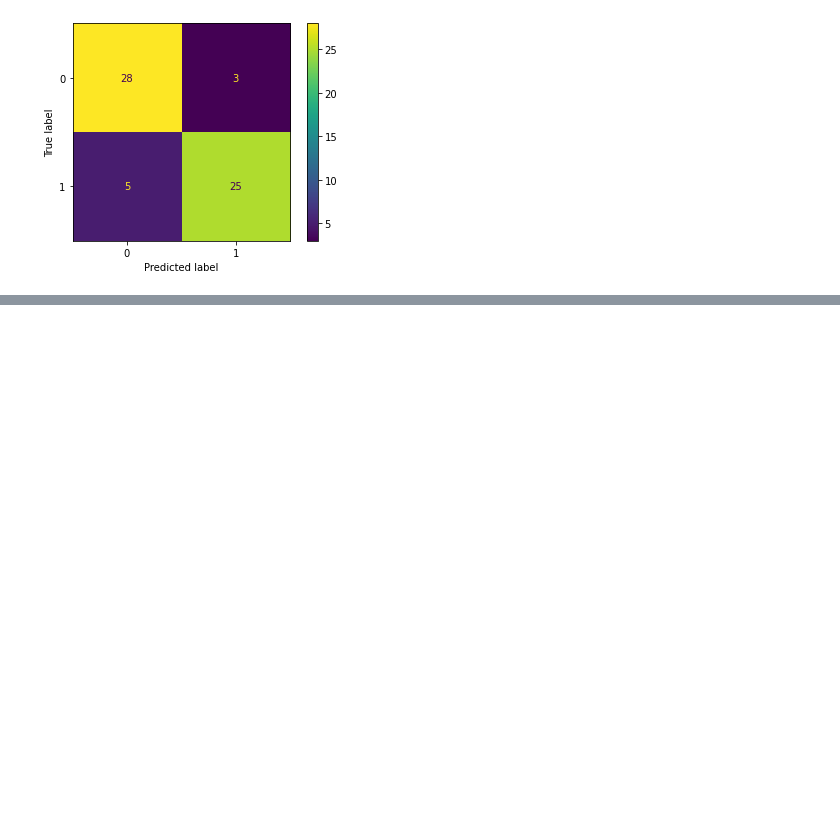
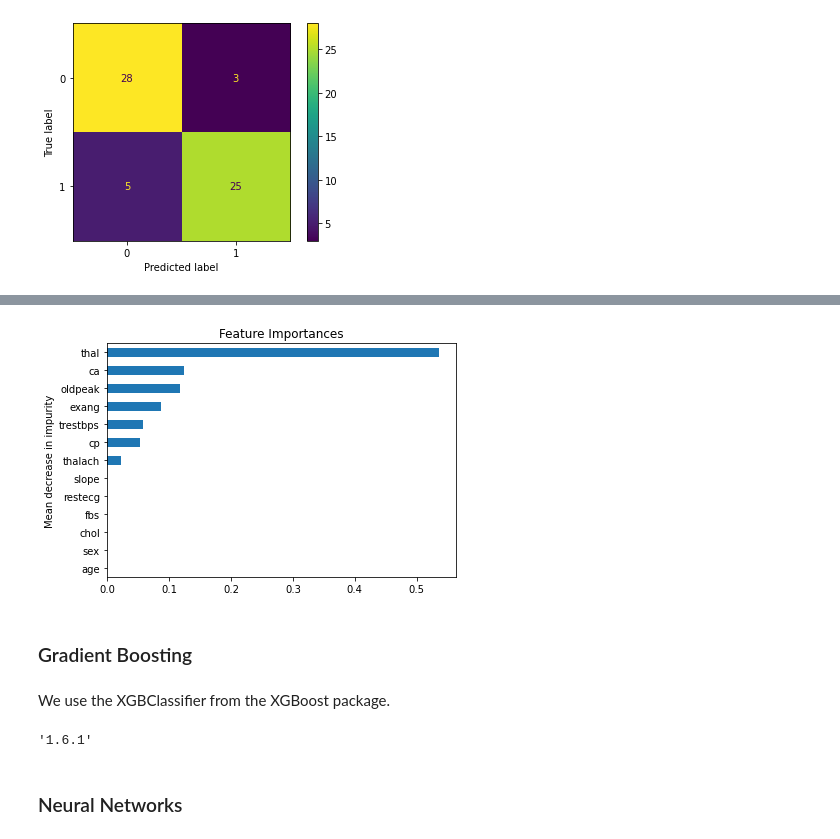
Before and after one commit to elnez/CREWES_proyect, a Jupyter notebook: EDA_HeartAttack.ipynb, the cells around one changed output, grey strips where cells are left out. Saved outputs shown, nothing was run; the diff lists cells and outputs as text; code cells hidden in the pictures; blank space fills up the shorter version.

```diff
--- a/EDA_HeartAttack.ipynb
+++ b/EDA_HeartAttack.ipynb
@@ -592,0 +614,21 @@ ConfusionMatrixDisplay.from_predictions(test[target], lr_pred_test)
+# %%
+tree_importances = pd.Series(dt_model.feature_importances_, index = features)
+
+fig, ax = plt.subplots()
+tree_importances.sort_values(ascending = True).plot.barh(ax = ax)
+
+ax.set_title("Feature Importances")
+ax.set_ylabel("Mean decrease in impurity")
+fig.tight_layout()
+# %% [output]
+[figure, added]
+# %% [markdown]
+### Gradient Boosting
+# %% [markdown]
+We use the XGBClassifier from the XGBoost package.
+# %%
+import xgboost as xgb
+
+xgb.__version__
+# %% [output]
+'1.6.1'
@@ -592,0 +651,2 @@ ConfusionMatrixDisplay.from_predictions(test[target], lr_pred_test)
+# %% [markdown]
+### Neural Networks
```
Also changed, not shown: parts of 30 cells of this notebook.
